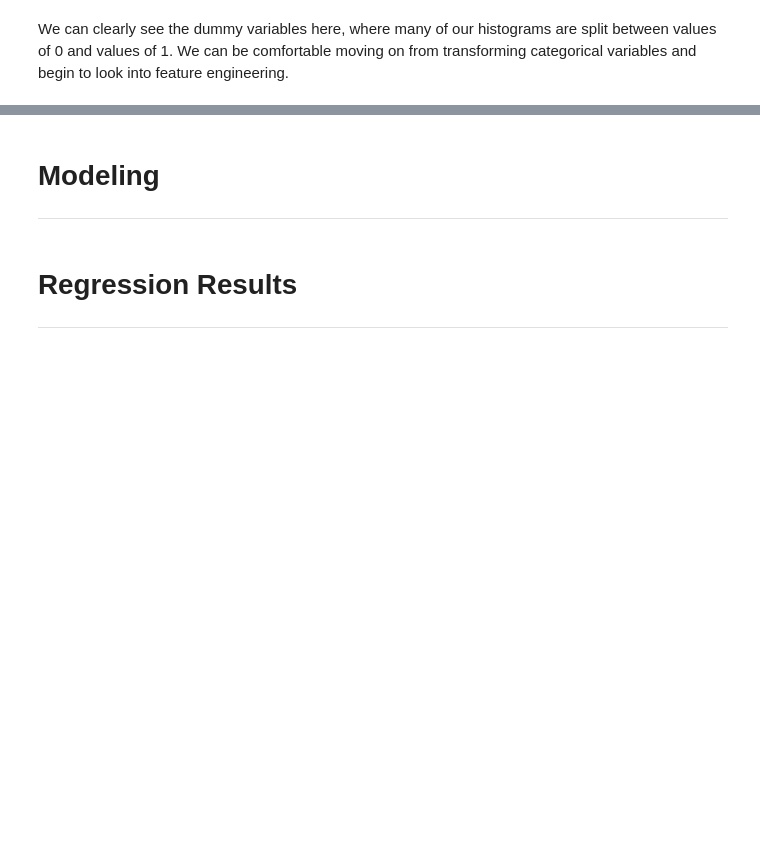
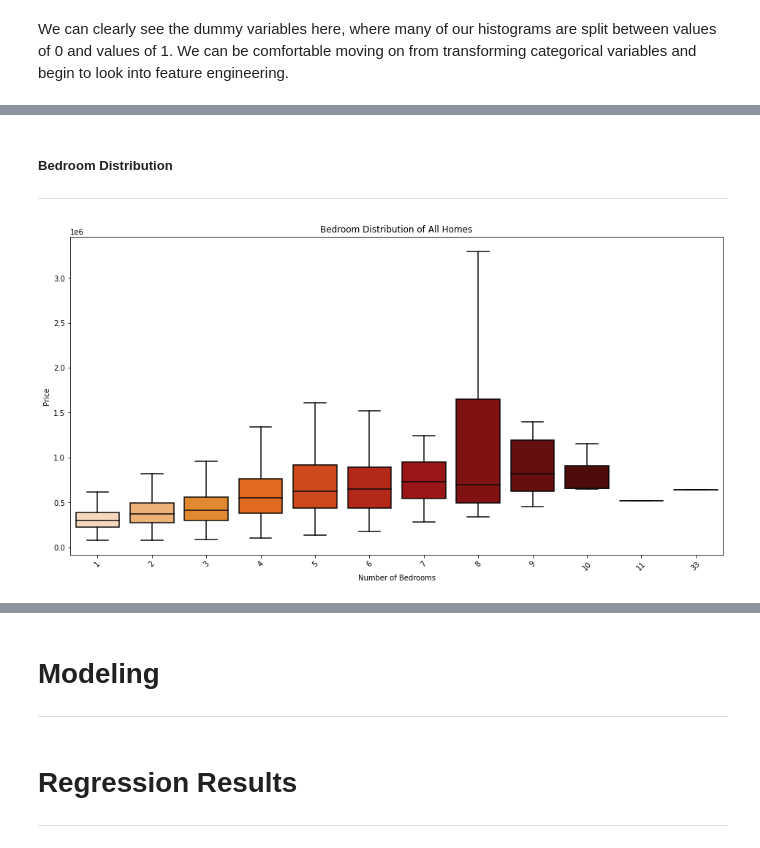
Before and after one commit to kernerh/King-County-Home-Renovations, a Jupyter notebook: student.ipynb, the cells around one changed output, grey strips where cells are left out. Drawn from its saved outputs; the diff is of its cells as text; code cells hidden in the pictures; blank space fills up the shorter version.

```diff
--- a/student.ipynb
+++ b/student.ipynb
@@ -568,0 +611,22 @@ We can clearly see the dummy variables here, where many of our histograms are sp
+# %% [markdown]
+##### Bedroom Distribution
+***
+# %%
+# Show distribution of bedrooms in a box plot
+
+# Create figure with matplotlib
+plt.figure(figsize=(16,8))
+
+# Create box plot using seaborn that we imported at the beginning, remove outliers
+sns.boxplot(x='bedrooms', y='price', data=df_dum, palette='gist_heat_r', showfliers = False)
+
+# Create axis labels and organiztion
+plt.title('Bedroom Distribution of All Homes')
+plt.xlabel('Number of Bedrooms')
+plt.ylabel('Price')
+plt.xticks(rotation=45)
+
+# Show distribution
+plt.show()
+# %% [output]
+[figure, added]
```
Also changed, not shown: parts of 164 cells of this notebook.
